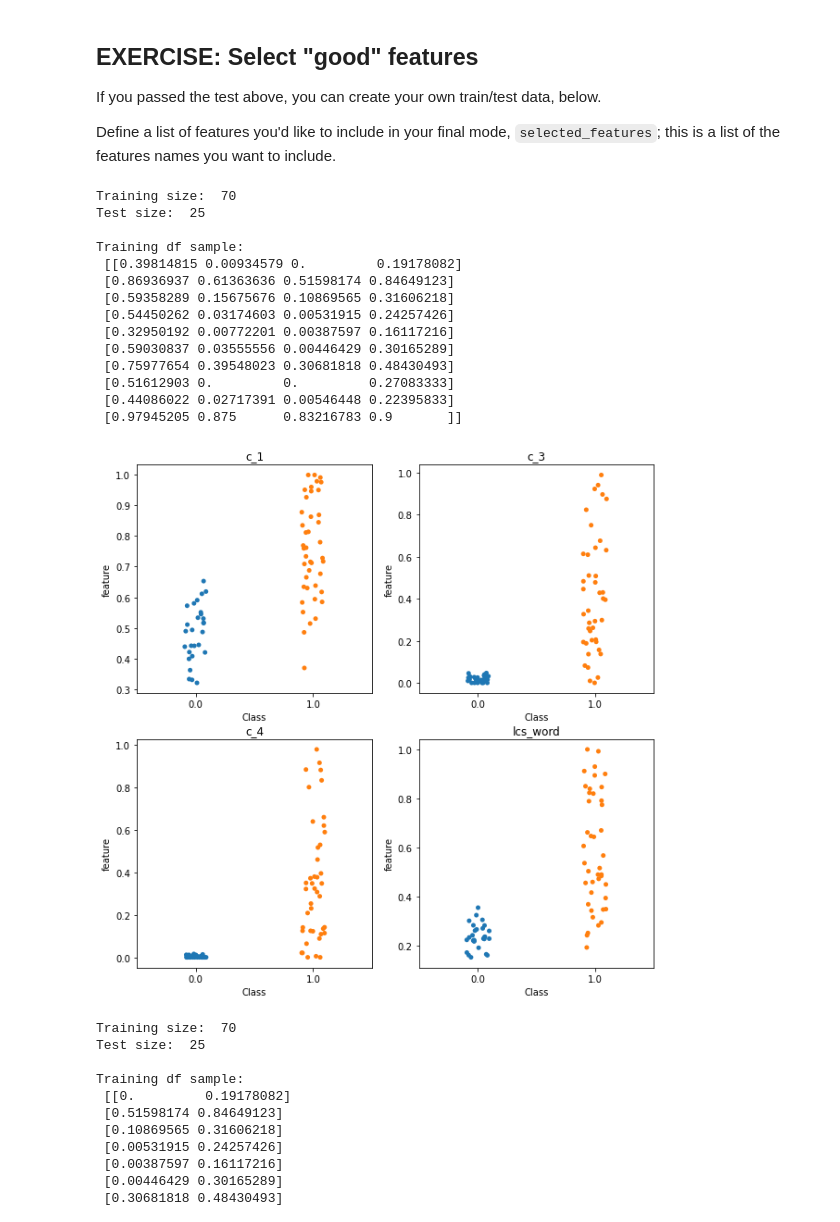
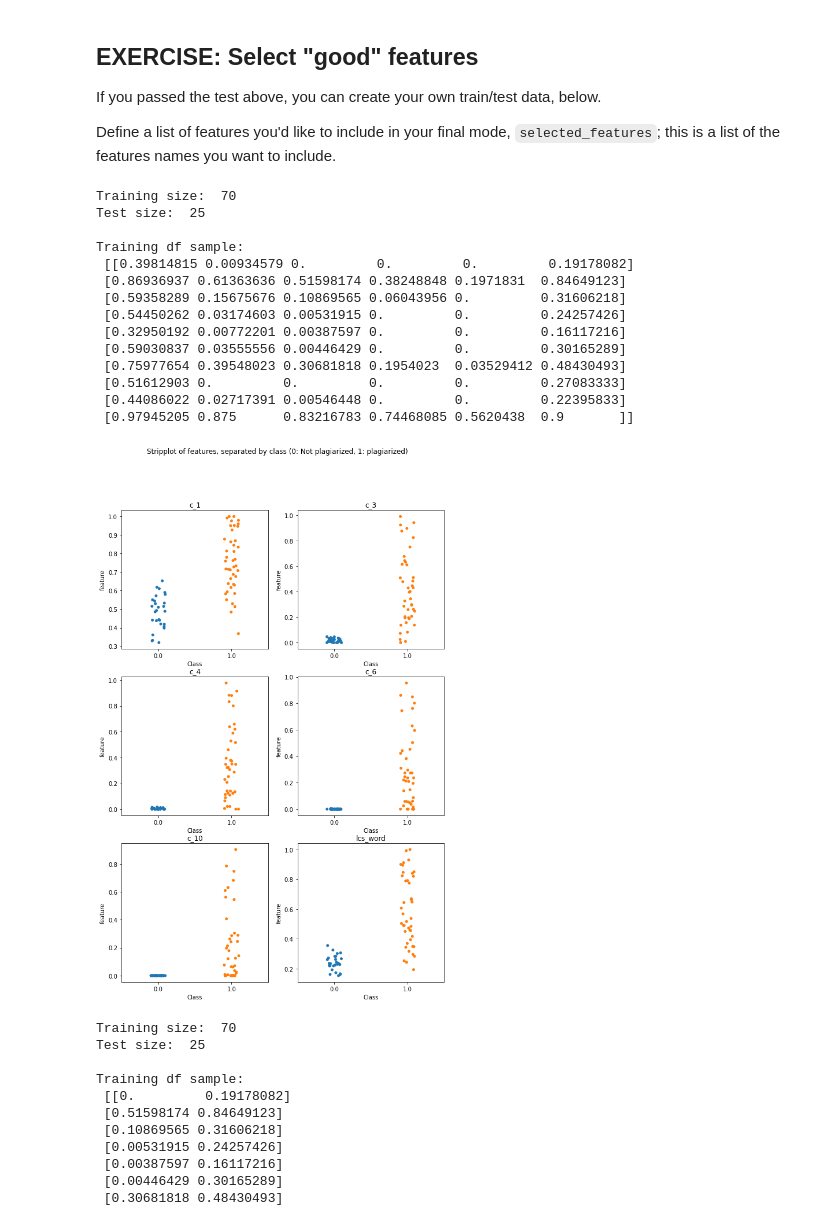
Before and after one commit to RobbyJS/Plagiarism_Detection, a Jupyter notebook: 2_Plagiarism_Feature_Engineering.ipynb, the cells around one changed output. Saved outputs shown, nothing was run; the diff lists cells and outputs as text; code cells hidden in the pictures.

```diff
--- a/2_Plagiarism_Feature_Engineering.ipynb
+++ b/2_Plagiarism_Feature_Engineering.ipynb
@@ -900,7 +901,7 @@ Define a list of features you'd like to include in your final mode, `selected_fe
 # %%
 # Select your list of features, this should be column names from features_df
 # ex. ['c_1', 'lcs_word']
-selected_features = ['c_1', 'c_3', 'c_4', 'lcs_word']
+selected_features = ['c_1', 'c_3', 'c_4', 'c_6', 'c_10', 'lcs_word']
 
 
 """
@@ -920,30 +921,32 @@ Training size:  70
 Test size:  25
 
 Training df sample:
- [[0.39814815 0.00934579 0.         0.19178082]
- [0.86936937 0.61363636 0.51598174 0.84649123]
- [0.59358289 0.15675676 0.10869565 0.31606218]
- [0.54450262 0.03174603 0.00531915 0.24257426]
- [0.32950192 0.00772201 0.00387597 0.16117216]
- [0.59030837 0.03555556 0.00446429 0.30165289]
- [0.75977654 0.39548023 0.30681818 0.48430493]
- [0.51612903 0.         0.         0.27083333]
- [0.44086022 0.02717391 0.00546448 0.22395833]
- [0.97945205 0.875      0.83216783 0.9       ]]
+ [[0.39814815 0.00934579 0.         0.         0.         0.19178082]
+ [0.86936937 0.61363636 0.51598174 0.38248848 0.1971831  0.84649123]
+ [0.59358289 0.15675676 0.10869565 0.06043956 0.         0.31606218]
+ [0.54450262 0.03174603 0.00531915 0.         0.         0.24257426]
+ [0.32950192 0.00772201 0.00387597 0.         0.         0.16117216]
+ [0.59030837 0.03555556 0.00446429 0.         0.         0.30165289]
+ [0.75977654 0.39548023 0.30681818 0.1954023  0.03529412 0.48430493]
+ [0.51612903 0.         0.         0.         0.         0.27083333]
+ [0.44086022 0.02717391 0.00546448 0.         0.         0.22395833]
+ [0.97945205 0.875      0.83216783 0.74468085 0.5620438  0.9       ]]
 # %%
 import math
 ncols = 2
 nrows = math.ceil(len(selected_features)/ncols)
 import matplotlib.pyplot as plt
 fig, ax = plt.subplots(nrows = nrows, ncols = ncols, figsize =(5*ncols, nrows*5))
 ax = ax.ravel()
 # print(ax.shape)
 for feature_idx, feature in enumerate(selected_features):
     df_plot = pd.DataFrame(np.hstack((train_y.reshape((-1,1)), train_x[:,feature_idx:feature_idx+1])), columns = ['Class', 'feature'])
     sns.stripplot(x='Class', y='feature', data=df_plot, ax = ax[feature_idx])
     ax[feature_idx].set_title(feature)
+
+plt.suptitle("Stripplot of features, separated by class (0: Not plagiarized, 1: plagiarized)");
 # %% [output]
-[figure, old version]
+[figure, new version]
 # %%
 # Select your list of features, this should be column names from features_df
 # ex. ['c_1', 'lcs_word']
```
Also changed, not shown: parts of 4 cells of this notebook, 2 other files.
